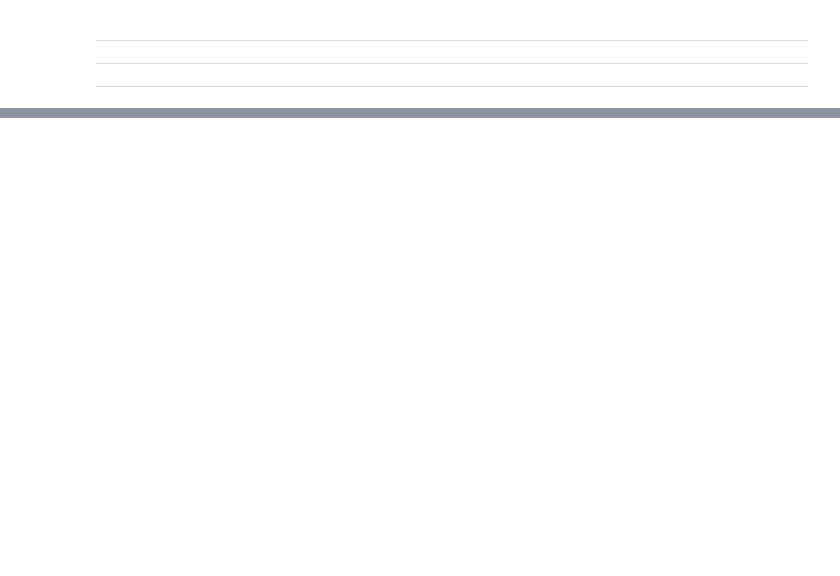
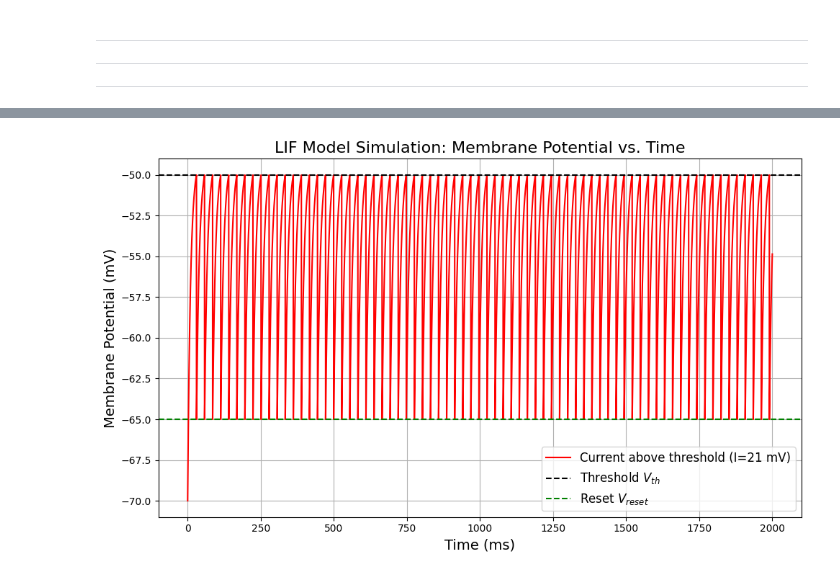
Before and after one commit to abarton51/comp_neuro, a Jupyter notebook: src/hw1/q2.ipynb, the cells around one changed output, grey strips where cells are left out. Cells and saved outputs as stored; diff of their text form; code cells hidden in the pictures; blank space fills up the shorter version.

```diff
--- a/src/hw1/q2.ipynb
+++ b/src/hw1/q2.ipynb
@@ -142,0 +166,14 @@ plt.show()
+# %%
+plt.figure(figsize=(10, 6))
+plt.plot(t_above, V_above, label=f'Current above threshold (I={I_above} mV)', color='red')
+plt.axhline(V_th, color='black', linestyle='--', label="Threshold $V_{th}$")
+plt.axhline(V_reset, color='green', linestyle='--', label="Reset $V_{reset}$")
+plt.title("LIF Model Simulation: Membrane Potential vs. Time", fontsize=16)
+plt.xlabel("Time (ms)", fontsize=14)
+plt.ylabel("Membrane Potential (mV)", fontsize=14)
+plt.legend(fontsize=12)
+plt.grid(True)
+plt.tight_layout()
+plt.show()
+# %% [output]
+[figure, added]
```
Also changed, not shown: parts of 9 cells of this notebook, 1 other file.
